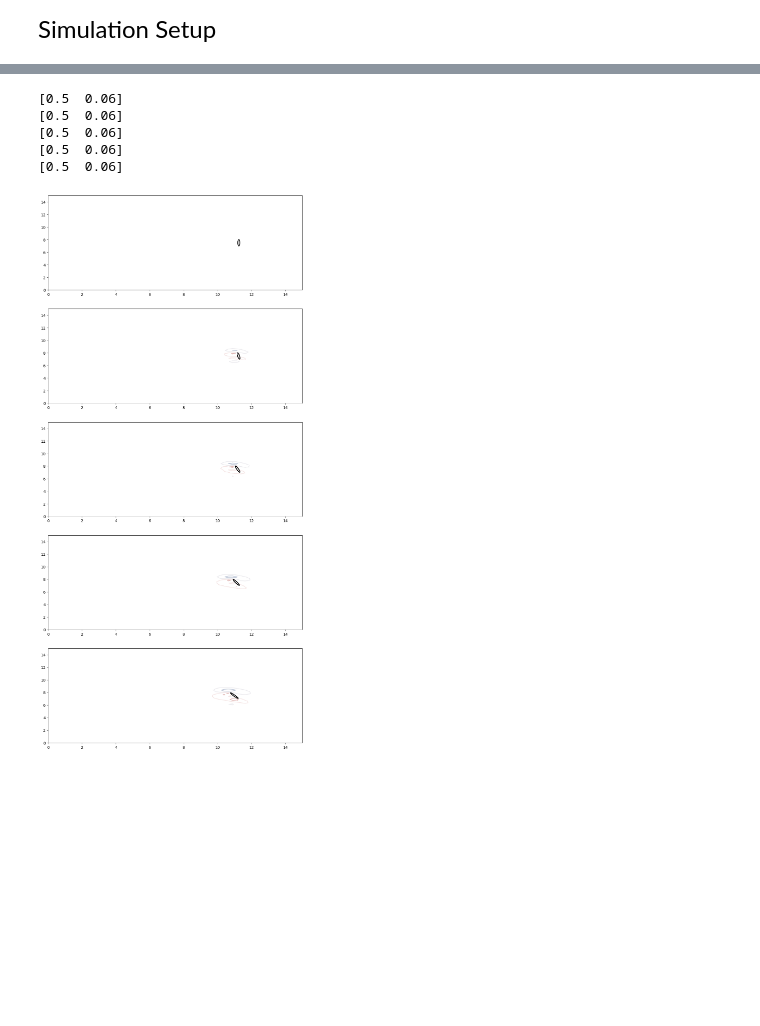
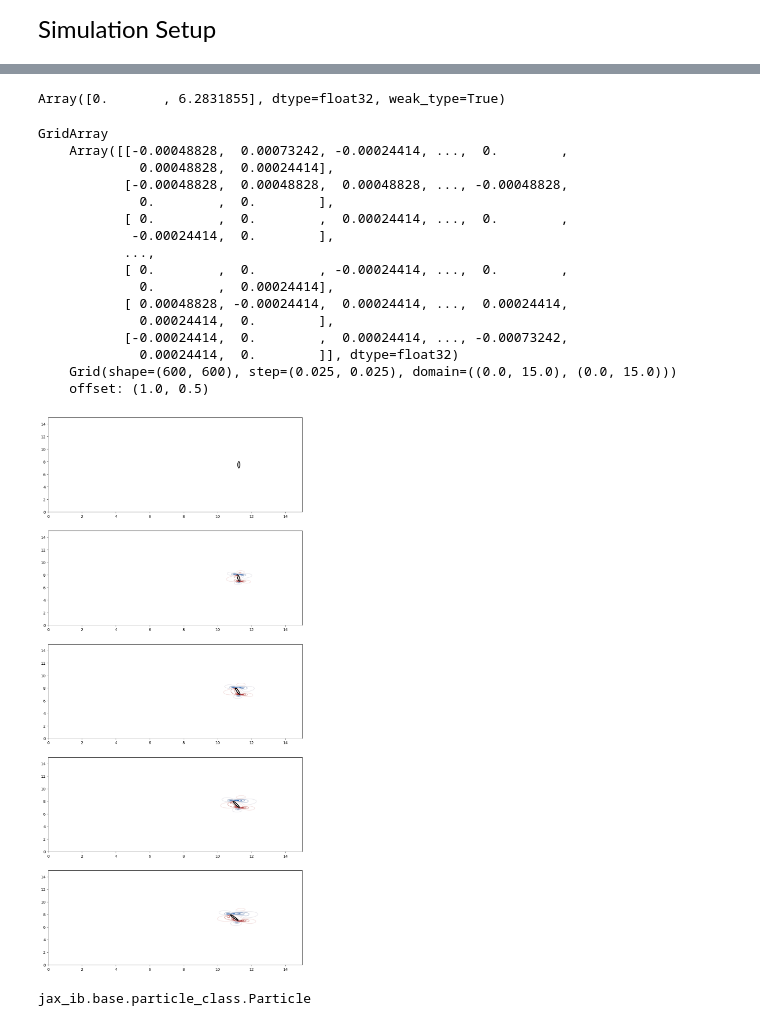
Before and after one commit to hashimmg/jax_IB, a Jupyter notebook: notebooks/Flapping_Demo-03-12-2024.ipynb, the cells around one changed output, grey strips where cells are left out. Saved outputs shown, nothing was run; the diff lists cells and outputs as text; code cells hidden in the pictures; blank space fills up the shorter version.

```diff
--- a/notebooks/Flapping_Demo-03-12-2024.ipynb
+++ b/notebooks/Flapping_Demo-03-12-2024.ipynb
@@ -154,7 +205,2 @@ particles =  pc.particle(particle_center_position,
 # %% [markdown]
 <font size="5"> Simulation Setup <font size="5">
-# %%
-x = np.linspace(-5,5,100)
-gauss = discrete_delta(x, 0, 1)
-dx = x[1] - x[0]
-np.sum(gauss * dx)
@@ -284,4 +254,0 @@ _=plt.xlim([2,3])
-# %%
-geometry_param=particles_list.geometry_param[0][0]
-xp0,yp0 = foil_XY_ELLIPSE(geometry_param,0)
-xp0, yp0 = np.array(xp0), np.array(yp0)
@@ -290,21 +254,0 @@ points = np.stack([xp0, yp0, np.zeros_like(xp0)], 1)
-# %%
-fig,ax = plt.subplots(figsize=(2,40),nrows=outer_steps//2)
-counter=0
-for idx in range(0,outer_steps,2):
-    ax[counter].contour(X,Y,calc_vorticity(trajectory,idx),cmap=seaborn.color_palette("vlag", as_cmap=True),levels=np.linspace(-10, 10, 10))
-
-    current_t = trajectory.velocity[0].bc.time_stamp[idx]
-    particle_center = np.array(particles_list.particle_center[idx][0])
-
-
-    theta_t = Rotation_EQ(rotation_param,current_t)
-    rotvec = np.array([0,0,1])* theta_t
-    print(theta_t)
-    rot = Rotation.from_rotvec(rotvec = rotvec + theta_t)
-    rotated= rot.apply(points)
-    xp, yp = rotated[:,0], rotated[:,1]
-    ax[counter].set_xlim([-2,2])
-    ax[counter].set_ylim([-2,2])
-    ax[counter].plot(xp,yp,'k-',linewidth=2.0)
-    ax[counter].plot(xp,yp,'k-',linewidth=2.0)
-    counter+=1
@@ -317,0 +255,4 @@ for idx in range(0,outer_steps,2):
+# %%
+particles.generate_grid()
+# %% [output]
+Array([0.       , 6.2831855], dtype=float32, weak_type=True)
@@ -318,3 +264,31 @@ for idx in range(0,outer_steps,2):
+# %%
+idx = 7
+vel_bc = (boundaries.new_periodic_boundary_conditions(ndim=2,bc_vals=vx_bc,bc_fn=bc_fns,time_stamp=trajectory.velocity[0].bc.time_stamp[idx]),
+            boundaries.new_periodic_boundary_conditions(ndim=2,bc_vals=vx_bc,bc_fn=bc_fns,time_stamp=trajectory.velocity[0].bc.time_stamp[idx]))
+velocity = (
+    grids.GridVariable(
+        grids.GridArray(trajectory.velocity[0].data[idx], trajectory.velocity[0].offset, trajectory.velocity[0].grid), vel_bc[0]),
+    grids.GridVariable(
+        grids.GridArray(trajectory.velocity[1].data[idx], trajectory.velocity[1].offset, trajectory.velocity[1].grid), vel_bc[1]))
+# %%
+laplacian(velocity[0])
+# %% [output]
+GridArray
+    Array([[-0.00048828,  0.00073242, -0.00024414, ...,  0.        ,
+             0.00048828,  0.00024414],
+           [-0.00048828,  0.00048828,  0.00048828, ..., -0.00048828,
+             0.        ,  0.        ],
+           [ 0.        ,  0.        ,  0.00024414, ...,  0.        ,
+            -0.00024414,  0.        ],
+           ...,
+           [ 0.        ,  0.        , -0.00024414, ...,  0.        ,
+             0.        ,  0.00024414],
+           [ 0.00048828, -0.00024414,  0.00024414, ...,  0.00024414,
+             0.00024414,  0.        ],
+           [-0.00024414,  0.        ,  0.00024414, ..., -0.00073242,
+             0.00024414,  0.        ]], dtype=float32)
+    Grid(shape=(600, 600), step=(0.025, 0.025), domain=((0.0, 15.0), (0.0, 15.0)))
+    offset: (1.0, 0.5)
 # %%
 import matplotlib.pyplot as plt
 import seaborn
@@ -330,38 +304,37 @@ def calc_vorticity(trajectory,idx):
 
 
     velocity = (grids.GridVariable(grids.GridArray(trajectory.velocity[0].data[idx], trajectory.velocity[0].offset, trajectory.velocity[0].grid), vel_bc[0]),
                      grids.GridVariable(grids.GridArray(trajectory.velocity[1].data[idx], trajectory.velocity[1].offset, trajectory.velocity[1].grid), vel_bc[1]))
 
     return finite_differences.central_difference(velocity[1], axis=1).data- finite_differences.central_difference(velocity[0], axis=1).data
 
 
 
 fig,ax = plt.subplots(figsize=(12,26),nrows=outer_steps//2)
 
 
 counter=0
 for idx in range(0,outer_steps,2):
 
     ax[counter].contour(X,Y,calc_vorticity(trajectory,idx),cmap=seaborn.color_palette("vlag", as_cmap=True),levels=np.linspace(-10, 10, 10))
 
     particles_list = trajectory.particles
     geometry_param=particles_list.geometry_param[idx][0]
-    xp0,yp0 = foil_XY_ELLIPSE(geometry_param,0)
-    print(geometry_param)
+    xp0,yp0 = ellipse(geometry_param,0)
+
     current_t = trajectory.velocity[0].bc.time_stamp[idx]
     particle_center = particles_list.particle_center[idx][0]
 
     theta_t = Rotation_EQ(rotation_param,current_t)
     xp = (xp0)*jnp.cos(theta_t)-(yp0)*jnp.sin(theta_t)+particle_center[0]
     yp = (xp0)*jnp.sin(theta_t)+(yp0 )*jnp.cos(theta_t)+particle_center[1]
     ax[counter].set_xlim([0,15])
     ax[counter].set_ylim([0,15])
     ax[counter].plot(xp,yp,'k-',linewidth=2.0)
     counter+=1
 # %% [output]
-[0.5  0.06]
-[0.5  0.06]
-[0.5  0.06]
-[0.5  0.06]
-[0.5  0.06]
-[figure, old version]
+[figure, new version]
+# %%
+type(particles)
+# %% [output]
+jax_ib.base.particle_class.Particle
```
Also changed, not shown: parts of 29 cells of this notebook, 11 other files.
